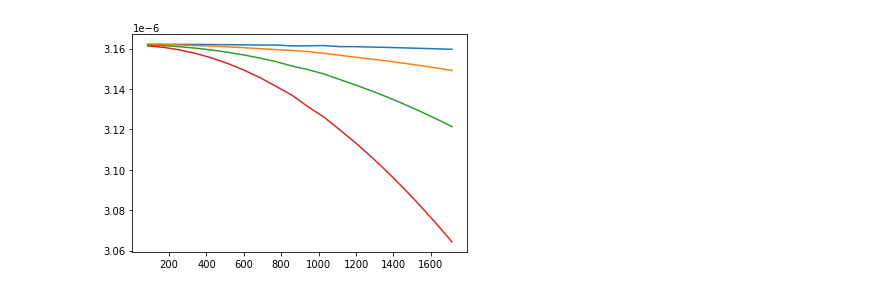
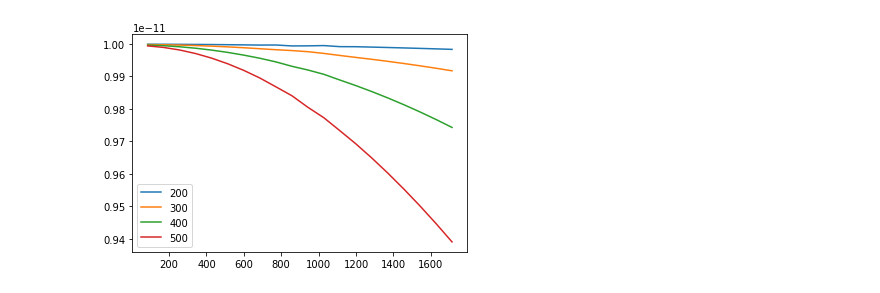
Before and after one commit to 1060matsuda/freqmix2, a Jupyter notebook: freq_depend/dampCheck/multiFreqDamp.ipynb, the cells around one changed output. Saved outputs shown, nothing was run; the diff lists cells and outputs as text; code cells hidden in the pictures.

```diff
--- a/freq_depend/dampCheck/multiFreqDamp.ipynb
+++ b/freq_depend/dampCheck/multiFreqDamp.ipynb
@@ -476,19 +531,9 @@ for freq in range(200,600,100):
-# %%
-data1 = loadCsvOutput("outp_1.csv")
-import numpy as np
-import matplotlib.pyplot as plt
-j=300
-head, middle, tail = "./", "GHzDamp", ".txt"
-size=len(np.loadtxt(head+str(j)+middle+tail))
-secondHarmArray = np.empty([0, size])
-for i in range(200, 600, 100):
-    secondHarm = np.loadtxt(head+str(i)+middle+tail)
-    secondHarmArray = np.vstack([secondHarmArray, secondHarm])
-#print(secondHarmArray)
-secondHarmArray.shape
-
-for i in range(len(secondHarmArray)):
-    plt.plot(data1[0,2:22]-data1[0,1],secondHarmArray[i])
-plt.show()
-# %% [output]
-[figure, removed]
+# %%
+
+
+for i in range(af1s.shape[0]):
+    plt.plot(detecsAtT0, af1s[i])
+plt.legend(freqs_f1)
+plt.show()
+# %% [output]
+[figure, added]
```
Also changed, not shown: parts of 6 cells of this notebook, 4 other files.
